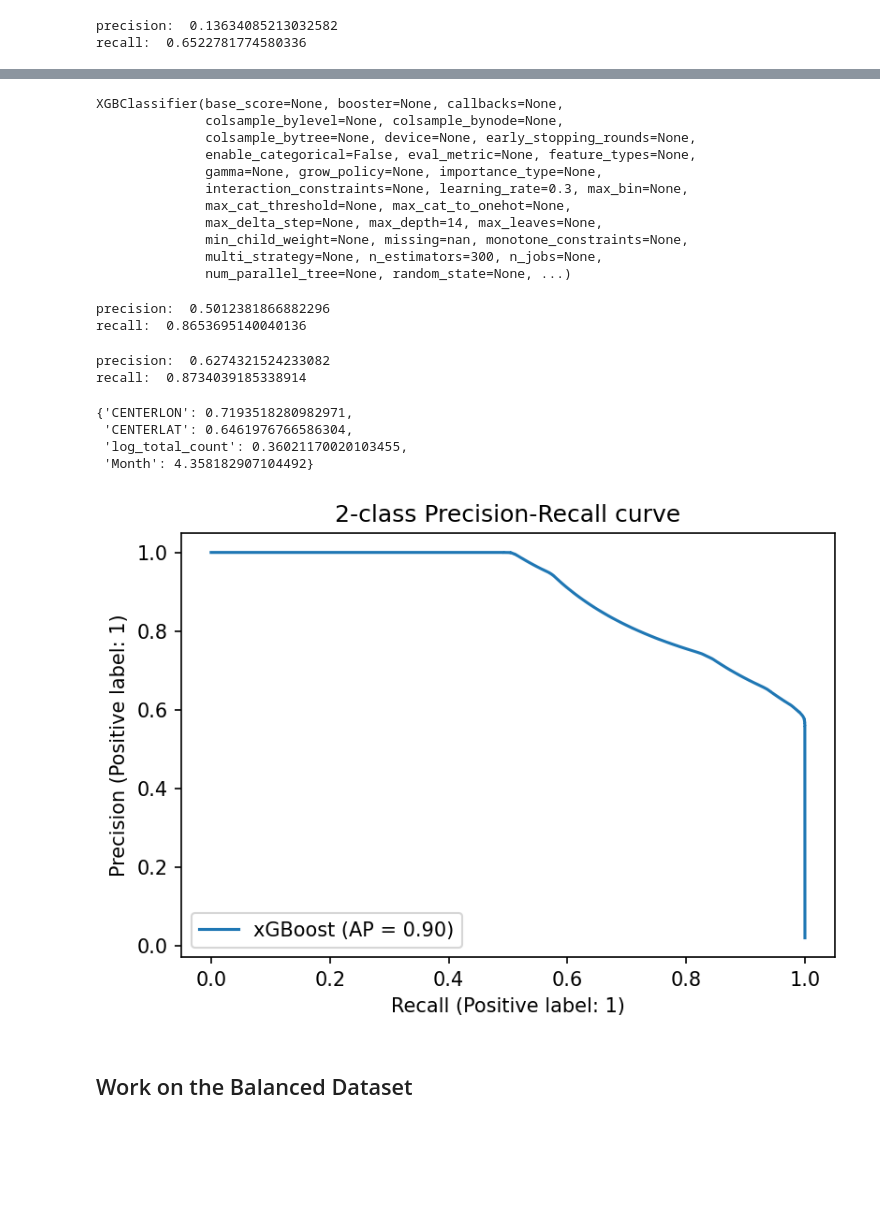
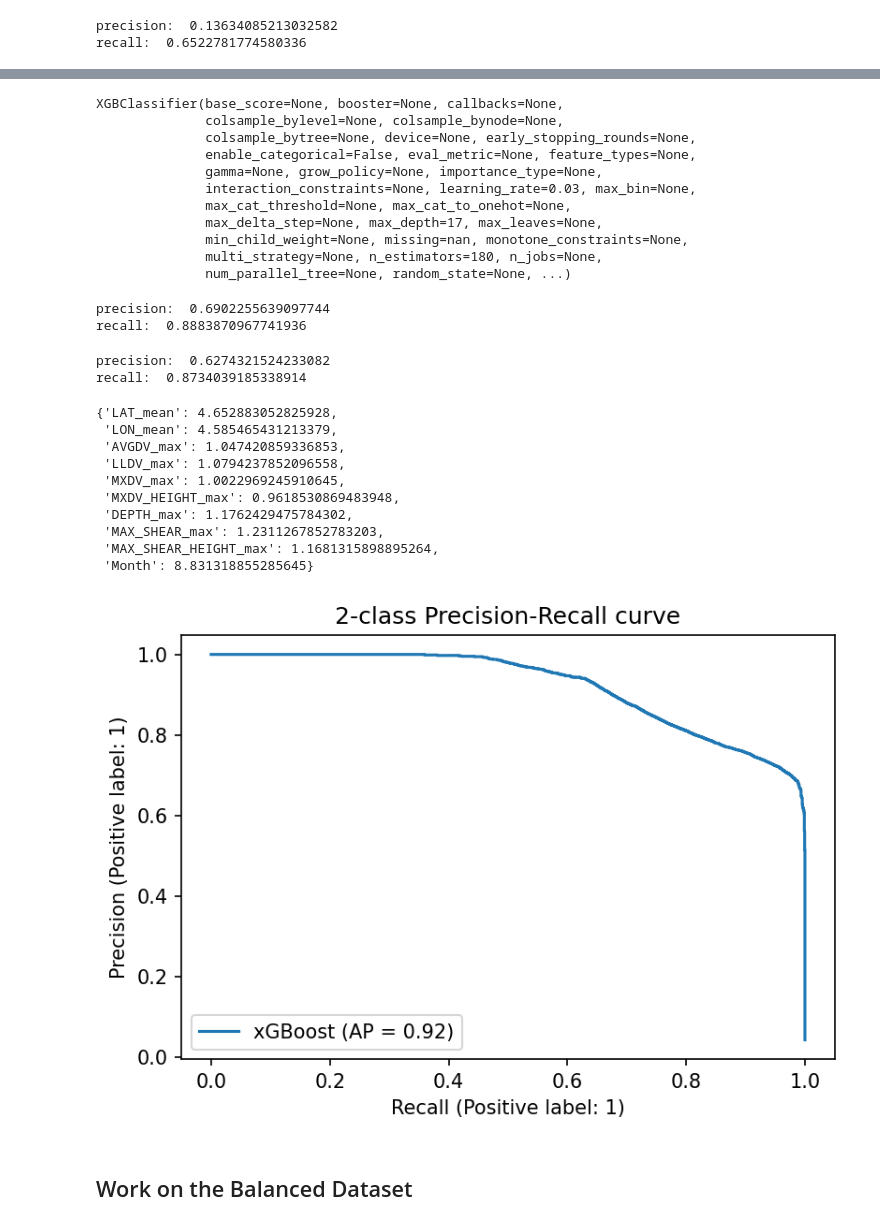
Before and after one commit to amourayuba/Power-Outage-Prediction, a Jupyter notebook: codes/modeling_tornados.ipynb, the cells around one changed output, grey strips where cells are left out. Saved outputs shown, nothing was run; the diff lists cells and outputs as text; code cells hidden in the pictures; blank space fills up the shorter version.

```diff
--- a/codes/modeling_tornados.ipynb
+++ b/codes/modeling_tornados.ipynb
@@ -182,31 +183,31 @@ best_param
 # %%
 best_model = xgboost.XGBClassifier(
     objective= 'binary:logistic',
-   learning_rate=.3,
-    max_depth=14,
-    n_estimators=300)
+   learning_rate=.03,
+    max_depth=17,
+    n_estimators=180)
 # %%
-best_model.fit(light_train[features],light_train['power_outage'])
+best_model.fit(tor_train[features], tor_train['power_outage'])
 # %% [output]
 XGBClassifier(base_score=None, booster=None, callbacks=None,
               colsample_bylevel=None, colsample_bynode=None,
               colsample_bytree=None, device=None, early_stopping_rounds=None,
               enable_categorical=False, eval_metric=None, feature_types=None,
               gamma=None, grow_policy=None, importance_type=None,
-              interaction_constraints=None, learning_rate=0.3, max_bin=None,
+              interaction_constraints=None, learning_rate=0.03, max_bin=None,
               max_cat_threshold=None, max_cat_to_onehot=None,
-              max_delta_step=None, max_depth=14, max_leaves=None,
+              max_delta_step=None, max_depth=17, max_leaves=None,
               min_child_weight=None, missing=nan, monotone_constraints=None,
-              multi_strategy=None, n_estimators=300, n_jobs=None,
+              multi_strategy=None, n_estimators=180, n_jobs=None,
               num_parallel_tree=None, random_state=None, ...)
 # %%
-prec = precision_score(best_model.predict(light_train[features]), light_train['power_outage'])
-recall = recall_score(best_model.predict(light_train[features]), light_train['power_outage'])
+prec = precision_score(best_model.predict(tor_train[features]), tor_train['power_outage'])
+recall = recall_score(best_model.predict(tor_train[features]), tor_train['power_outage'])
 print("precision: ", prec)
 print("recall: ", recall)
 # %% [output]
-precision:  0.5012381866882296
-recall:  0.8653695140040136
+precision:  0.6902255639097744
+recall:  0.8883870967741936
 # %%
 prec = precision_score(best_model.predict(light_train[features]), light_train['power_outage'])
 recall = recall_score(best_model.predict(light_train[features]), light_train['power_outage'])
@@ -218,18 +219,24 @@ recall:  0.8734039185338914
 # %%
 best_model.get_booster().get_score(importance_type='gain')
 # %% [output]
-{'CENTERLON': 0.7193518280982971,
- 'CENTERLAT': 0.6461976766586304,
- 'log_total_count': 0.36021170020103455,
- 'Month': 4.358182907104492}
+{'LAT_mean': 4.652883052825928,
+ 'LON_mean': 4.585465431213379,
+ 'AVGDV_max': 1.047420859336853,
+ 'LLDV_max': 1.0794237852096558,
+ 'MXDV_max': 1.0022969245910645,
+ 'MXDV_HEIGHT_max': 0.9618530869483948,
+ 'DEPTH_max': 1.1762429475784302,
+ 'MAX_SHEAR_max': 1.2311267852783203,
+ 'MAX_SHEAR_HEIGHT_max': 1.1681315898895264,
+ 'Month': 8.831318855285645}
 # %%
 from sklearn.metrics import PrecisionRecallDisplay
 
 display = PrecisionRecallDisplay.from_estimator(
-    best_model, light_train[features], light_train['power_outage'], name="xGBoost")
+    best_model, tor_train[features], tor_train['power_outage'], name="xGBoost")
 _ = display.ax_.set_title("2-class Precision-Recall curve")
 # %% [output]
-[figure, old version]
+[figure, new version]
 # %% [markdown]
 ## Work on the Balanced Dataset
 # %%
```
Also changed, not shown: parts of 17 cells of this notebook.
